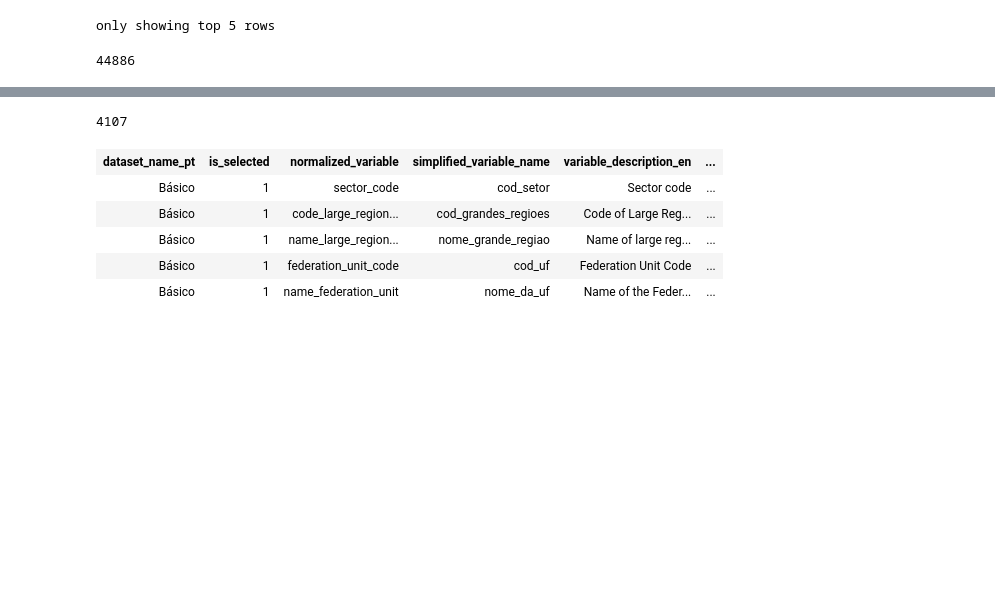
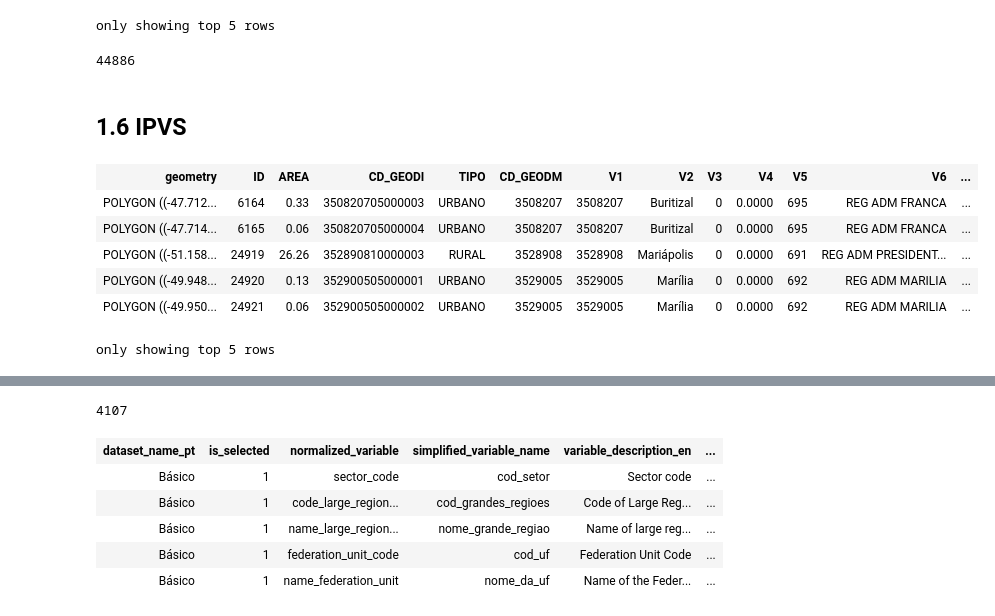
Before and after one commit to mateuspicanco/project-atlas-sao-paulo, a Jupyter notebook: notebooks/1.2 Data Prep - IBGE Census.ipynb, the cells around one changed output, grey strips where cells are left out. Drawn from its saved outputs; the diff is of its cells as text; code cells hidden in the pictures; blank space fills up the shorter version.

```diff
--- a/notebooks/1.2 Data Prep - IBGE Census.ipynb
+++ b/notebooks/1.2 Data Prep - IBGE Census.ipynb
@@ -368,3 +369,5 @@ df_zipcode.count()
 # %%
 # registering to SQL context:
 df_zipcode.createOrReplaceTempView("tb_zipcode")
+# %% [markdown]
+## 1.6 IPVS
@@ -370,0 +380,19 @@ df_zipcode.createOrReplaceTempView("tb_zipcode")
+# %%
+# shapefiles for sectors:
+ipvs_rdd = ShapefileReader.readToGeometryRDD(
+    sc=spark, inputPath=RAW_DATA_DIR + "sp_ipvs/shapefile/*"
+)
+
+df_ipvs = Adapter.toDf(ipvs_rdd, spark)
+df_ipvs.createOrReplaceTempView("tb_ipvs")
+
+# verifying the ipvs shapes:
+df_ipvs
+# %% [output]
+| geometry | ID | AREA | CD_GEODI | TIPO | CD_GEODM | V1 | V2 | V3 | V4 | V5 | V6 | ... |
+| POLYGON ((-47.712... | 6164 | 0.33 | 350820705000003 | URBANO | 3508207 | 3508207 | Buritizal | 0 | 0.0000 | 695 | REG ADM FRANCA | ... |
+| POLYGON ((-47.714... | 6165 | 0.06 | 350820705000004 | URBANO | 3508207 | 3508207 | Buritizal | 0 | 0.0000 | 695 | REG ADM FRANCA | ... |
+| POLYGON ((-51.158... | 24919 | 26.26 | 352890810000003 | RURAL | 3528908 | 3528908 | Mariápolis | 0 | 0.0000 | 691 | REG ADM PRESIDENT... | ... |
+| POLYGON ((-49.948... | 24920 | 0.13 | 352900505000001 | URBANO | 3529005 | 3529005 | Marília | 0 | 0.0000 | 692 | REG ADM MARILIA | ... |
+| POLYGON ((-49.950... | 24921 | 0.06 | 352900505000002 | URBANO | 3529005 | 3529005 | Marília | 0 | 0.0000 | 692 | REG ADM MARILIA | ... |
+only showing top 5 rows
```
Also changed, not shown: parts of 52 cells of this notebook, 2 other files.
